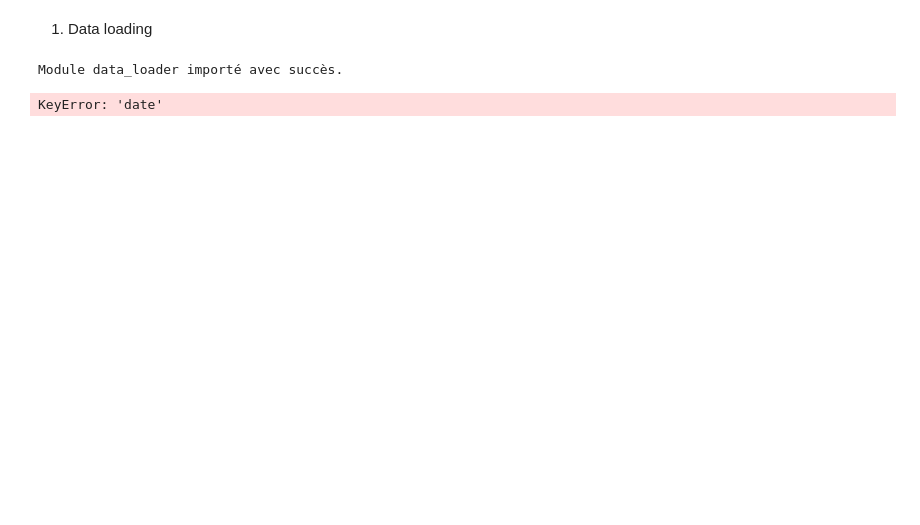
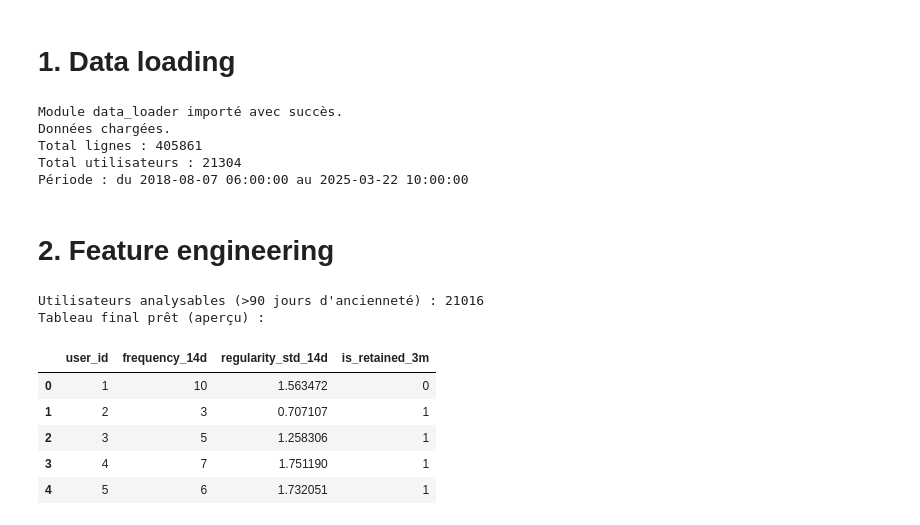
Before and after one commit to Prampyl/FitFam_research, a Jupyter notebook: hypothesis_1/analysis_H1.ipynb, the cells around one changed output. Saved outputs shown, nothing was run; the diff lists cells and outputs as text; code cells hidden in the pictures; blank space fills up the shorter version.

```diff
--- a/hypothesis_1/analysis_H1.ipynb
+++ b/hypothesis_1/analysis_H1.ipynb
@@ -1,5 +1,5 @@
 # %% [markdown]
-1. Data loading
+# 1. Data loading
 # %%
 import pandas as pd
 import numpy as np
@@ -22,10 +22,70 @@ loader = FitFamDataLoader()
 
 unified_df = loader.get_unified_data()
 
-print("--- Vérification des colonnes ---")
-# On imprime les noms de colonnes pour être sûr
-cols = list(unified_df.columns)
-print(f"Colonnes disponibles : {cols}")
+unified_df['date'] = unified_df['start_time']
+
+# Tri par utilisateur et date
+unified_df = unified_df.sort_values(['user_id', 'date'])
+
+print("Données chargées.")
+print(f"Total lignes : {len(unified_df)}")
+print(f"Total utilisateurs : {unified_df['user_id'].nunique()}")
+print(f"Période : du {unified_df['date'].min()} au {unified_df['date'].max()}")
 # %% [output]
 Module data_loader importé avec succès.
+Données chargées.
+Total lignes : 405861
+Total utilisateurs : 21304
+Période : du 2018-08-07 06:00:00 au 2025-03-22 10:00:00
-KeyError: 'date'
+# %% [markdown]
+# 2. Feature engineering
+# %%
+# 1. Calcul de la "Date de début" pour chaque utilisateur
+user_start = unified_df.groupby('user_id')['date'].min().reset_index()
+user_start.columns = ['user_id', 'start_date']
+df = unified_df.merge(user_start, on='user_id')
+
+# Calcul de l'ancienneté (jours depuis le début)
+df['days_since_start'] = (df['date'] - df['start_date']).dt.days
+
+# 2. FILTRE COHORTE : On garde seulement les utilisateurs inscrits il y a > 90 jours
+# Sinon on ne peut pas savoir s'ils sont restés 3 mois
+max_date = df['date'].max()
+cutoff_date = max_date - timedelta(days=90)
+valid_users = user_start[user_start['start_date'] <= cutoff_date]['user_id']
+df_cohort = df[df['user_id'].isin(valid_users)].copy()
+
+print(f"Utilisateurs analysables (>90 jours d'ancienneté) : {df_cohort['user_id'].nunique()}")
+
+# 3. VARIABLES EXPLICATIVES (X) : Activité des 14 premiers jours
+# On isole les sessions qui ont eu lieu dans les 2 premières semaines
+early_activity = df_cohort[df_cohort['days_since_start'] <= 14]
+
+# A. Fréquence (Nombre de sessions total)
+h1_data = early_activity.groupby('user_id').size().reset_index(name='frequency_14d')
+
+# B. Régularité (Écart-type des jours entre les sessions)
+# Note : Il faut au moins 3 sessions pour un écart-type fiable
+def calculate_regularity(x):
+    if len(x) < 3: return np.nan
+    return x.diff().dt.days.std() # .dt.days pour convertir le timedelta en nombre
+
+regularity = early_activity.groupby('user_id')['date'].agg(calculate_regularity).reset_index(name='regularity_std_14d')
+h1_data = h1_data.merge(regularity, on='user_id', how='left')
+
+# 4. VARIABLE CIBLE (Y) : Rétention
+# Est-ce que l'utilisateur est revenu au moins une fois APRES 90 jours ?
+active_after_90d = df_cohort[df_cohort['days_since_start'] > 90]['user_id'].unique()
+h1_data['is_retained_3m'] = h1_data['user_id'].isin(active_after_90d).astype(int)
+
+print("Tableau final prêt (aperçu) :")
+display(h1_data.head())
+# %% [output]
+Utilisateurs analysables (>90 jours d'ancienneté) : 21016
+Tableau final prêt (aperçu) :
+|  | user_id | frequency_14d | regularity_std_14d | is_retained_3m |
+| 0 | 1 | 10 | 1.563472 | 0 |
+| 1 | 2 | 3 | 0.707107 | 1 |
+| 2 | 3 | 5 | 1.258306 | 1 |
+| 3 | 4 | 7 | 1.751190 | 1 |
+| 4 | 5 | 6 | 1.732051 | 1 |
```
Also changed, not shown: parts of 5 cells of this notebook.
